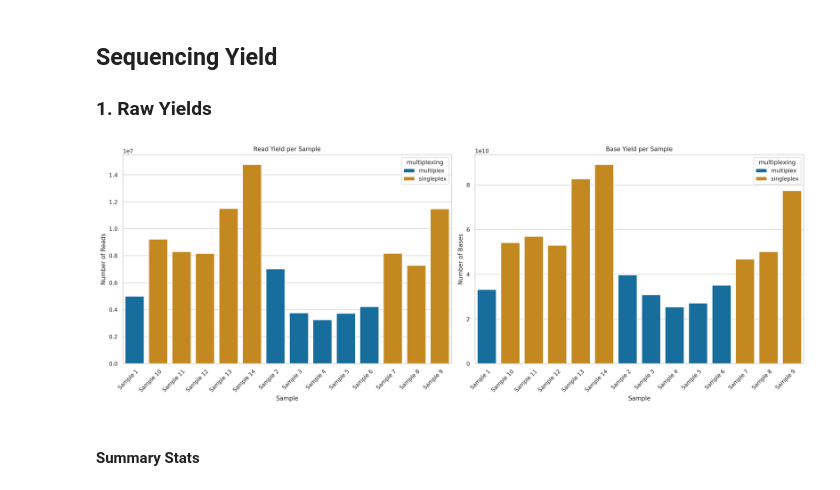
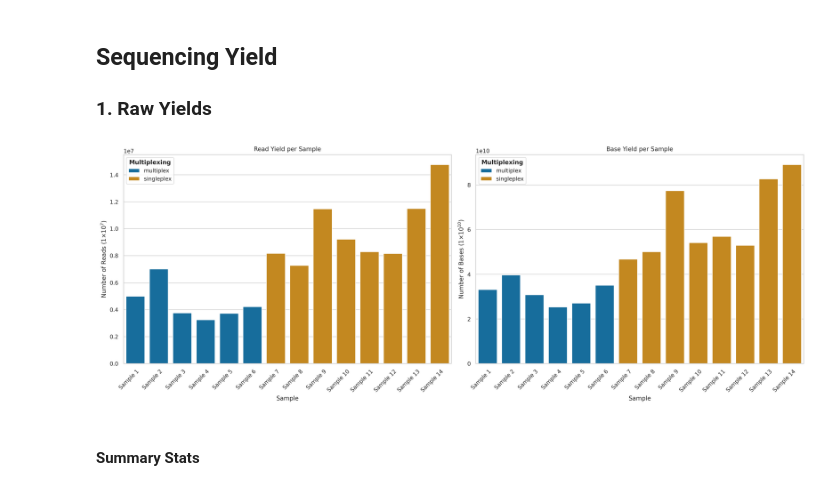
Before and after one commit to KHP-Informatics/ont-benchmark, a Jupyter notebook: ont-benchmark.ipynb, the cells around one changed output. Drawn from its saved outputs; the diff is of its cells as text; code cells hidden in the pictures.

Commit message:
Update ont-benchmark notebook
Adjusted formatting of yield plots.

```diff
--- a/ont-benchmark.ipynb
+++ b/ont-benchmark.ipynb
@@ -386,13 +386,17 @@ def _create_yield_plot(
             raise ValueError(f"Missing required columns: {missing}")
 
         # Create plot with sorted data
-        sns.barplot(
-            x=x, y=y, hue=hue, data=data.sort(x), ax=ax, order=data.sort(x)[x].to_list()
-        )
+        sns.barplot(x=x, y=y, hue=hue, data=data, ax=ax)
 
-        # Customize appearance
         ax.set_title(title)
         ax.set_xlabel(xlabel)
+
+        # Get the scale factor from the formatter
+        formatter = ax.yaxis.get_major_formatter()
+        if hasattr(formatter, "orderOfMagnitude"):
+            scale = formatter.orderOfMagnitude
+            ylabel = f"{ylabel} ($1×10^{{{scale}}}$)"
+
         ax.set_ylabel(ylabel)
 
         # Rotate x-axis labels
@@ -404,7 +408,10 @@ def _create_yield_plot(
         locs, _ = ax.get_xticks(), ax.get_xticklabels()
         ax.set_xticks([loc + 0.2 for loc in locs])
 
-        ax.legend(title=hue)
+        # Create legend
+        legend = ax.legend(title=hue.title())
+        title_obj = legend.get_title()
+        title_obj.set_weight("bold")
 
     except Exception as e:
         logger.error(f"Error creating yield plot: {str(e)}")
@@ -478,31 +485,31 @@ def plot_sample_yields(
             "number_of_reads",
             "multiplexing",
             f"Read Yield per Sample",
             "Sample",
             "Number of Reads",
         )
 
         _create_yield_plot(
             ax2,
             yields_df,
             "anonymised_sample",
             "number_of_bases",
             "multiplexing",
             f"Base Yield per Sample",
             "Sample",
             "Number of Bases",
         )
 
         if gs is None:
             plt.tight_layout()
             return fig
         return None
 
     except Exception as e:
         logger.error(f"Error plotting sample yields: {str(e)}")
         raise
 
 
 yield_plot = plot_sample_yields(nanoplot_qc_metrics)
 # %% [output]
-[figure, old version]
+[figure, new version]
```
Also changed, not shown: parts of 1 cell of this notebook.
